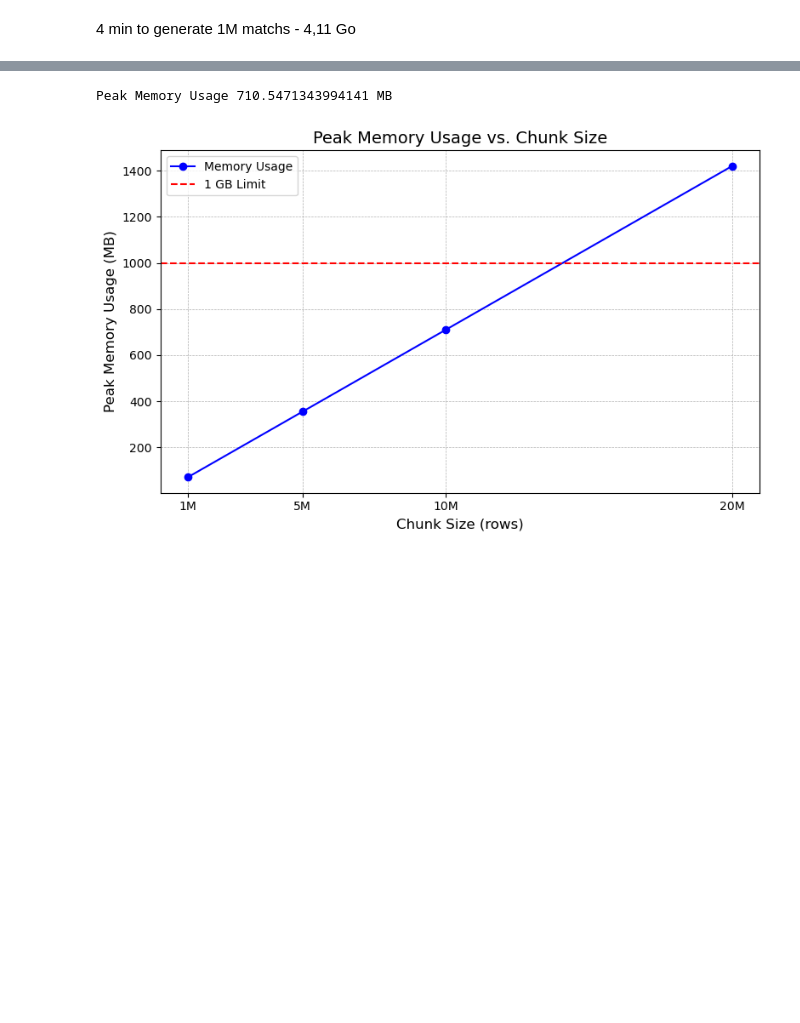
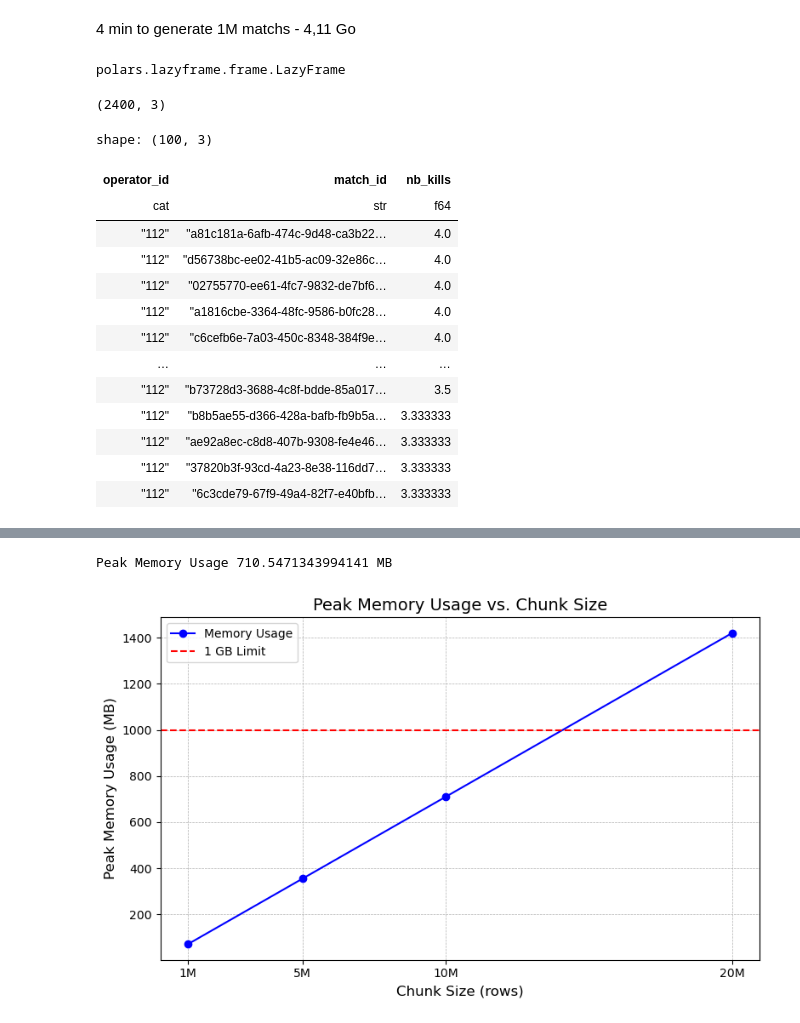
Before and after one commit to Martin-Labenne/software-dev-ml-takehome, a Jupyter notebook: exploration.ipynb, the cells around one changed output, grey strips where cells are left out. Saved outputs shown, nothing was run; the diff lists cells and outputs as text; code cells hidden in the pictures; blank space fills up the shorter version.

```diff
--- a/exploration.ipynb
+++ b/exploration.ipynb
@@ -247,3 +143,46 @@ if not path_1M.exists():
         store_matchs(file, df)
 # %% [markdown]
 4 min to generate 1M matchs - 4,11 Go
+# %%
+def query(df):
+    return (
+        df.group_by('match_id', 'operator_id')
+        .agg(
+            pl.col('nb_kills')
+            .mean()
+        )
+        .sort(
+            'nb_kills',
+            descending=True
+        )
+        .group_by('operator_id')
+        .head(100)
+    )
+
+r6_matchs_lazy_df = scan_matches(Path('logs/r6-matches.log'))
+top_100_avg_kills = query(r6_matchs_lazy_df).collect()
+# %%
+type(query(r6_matchs_lazy_df))
+# %% [output]
+polars.lazyframe.frame.LazyFrame
+# %%
+top_100_avg_kills.shape
+# %% [output]
+(2400, 3)
+# %%
+top_100_avg_kills.filter(pl.col('operator_id') == "112")
+# %% [output]
+shape: (100, 3)
+| operator_id | match_id | nb_kills |
+| cat | str | f64 |
+| "112" | "a81c181a-6afb-474c-9d48-ca3b22… | 4.0 |
+| "112" | "d56738bc-ee02-41b5-ac09-32e86c… | 4.0 |
+| "112" | "02755770-ee61-4fc7-9832-de7bf6… | 4.0 |
+| "112" | "a1816cbe-3364-48fc-9586-b0fc28… | 4.0 |
+| "112" | "c6cefb6e-7a03-450c-8348-384f9e… | 4.0 |
+| … | … | … |
+| "112" | "b73728d3-3688-4c8f-bdde-85a017… | 3.5 |
+| "112" | "b8b5ae55-d366-428a-bafb-fb9b5a… | 3.333333 |
+| "112" | "ae92a8ec-c8d8-407b-9308-fe4e46… | 3.333333 |
+| "112" | "37820b3f-93cd-4a23-8e38-116dd7… | 3.333333 |
+| "112" | "6c3cde79-67f9-49a4-82f7-e40bfb… | 3.333333 |
```
Also changed, not shown: parts of 19 cells of this notebook, 1 other file.
